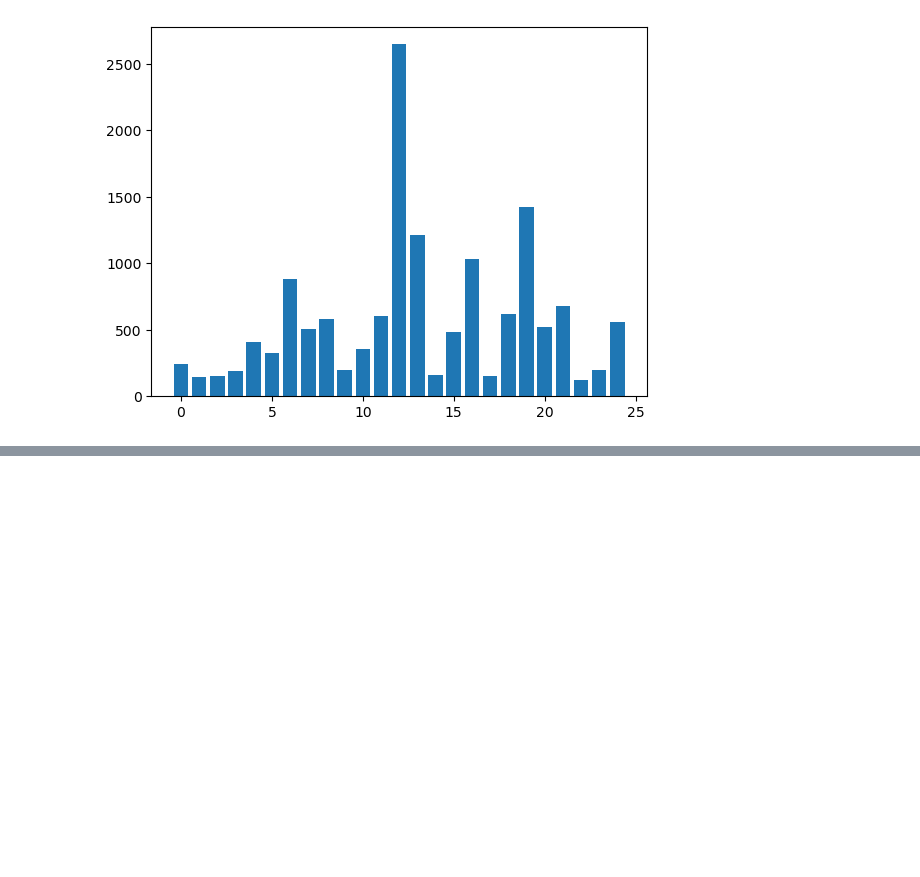
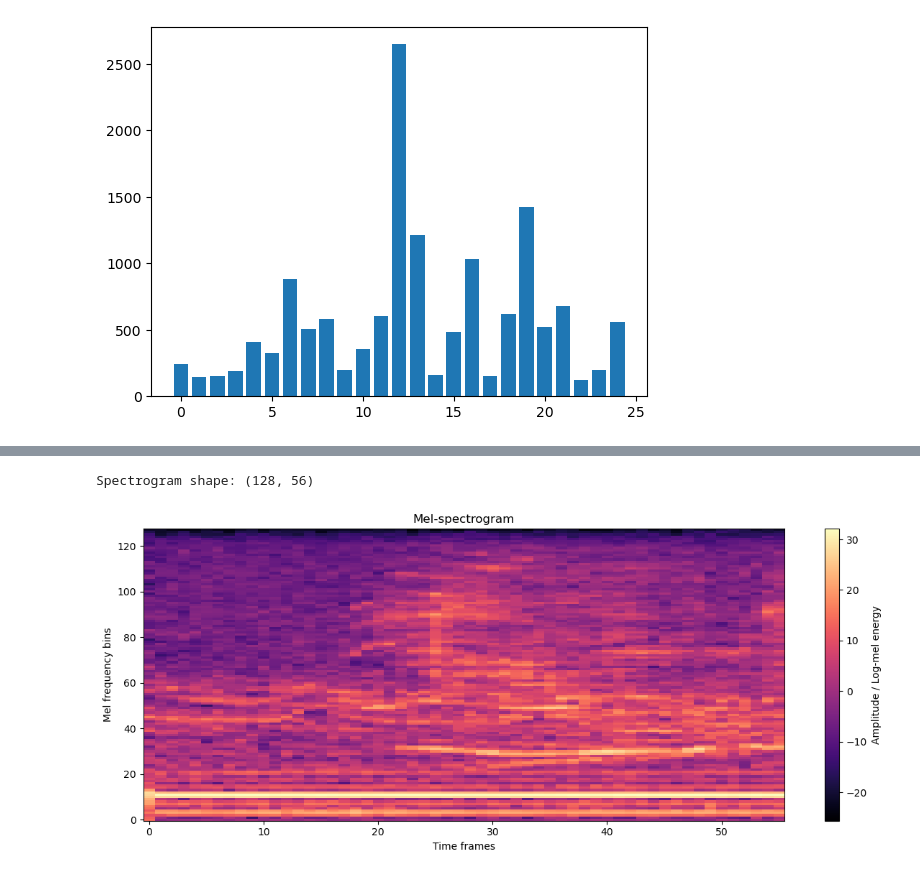
Before and after one commit to PratyakshRaj/Underwater_species_classification_using_acoustic_data_and_transformer_model_phase_2, a Jupyter notebook: transformerencoder_model_spec/check.ipynb, the cells around one changed output, grey strips where cells are left out. Drawn from its saved outputs; the diff is of its cells as text; code cells hidden in the pictures; blank space fills up the shorter version.

```diff
--- a/transformerencoder_model_spec/check.ipynb
+++ b/transformerencoder_model_spec/check.ipynb
@@ -94,0 +122,27 @@ plt.bar(train_dist.keys(),train_dist.values())
+# %%
+import numpy as np
+import matplotlib.pyplot as plt
+
+# path to saved mel-spectrogram .npy file
+spec_path = r"C:\MTP\new_model\features\spectrogram\bearded_seal\7801800E_mel.npy"
+
+# load spectrogram
+spec = np.load(spec_path)
+
+# if shape is (1, 128, T), remove channel dimension
+if spec.ndim == 3:
+    spec = spec.squeeze(0)
+
+print("Spectrogram shape:", spec.shape)
+
+plt.figure(figsize=(12, 5))
+plt.imshow(spec, aspect="auto", origin="lower", cmap="magma")
+plt.colorbar(label="Amplitude / Log-mel energy")
+plt.xlabel("Time frames")
+plt.ylabel("Mel frequency bins")
+plt.title("Mel-spectrogram")
+plt.tight_layout()
+plt.show()
+# %% [output]
+Spectrogram shape: (128, 56)
+[figure, added]
```
Also changed, not shown: parts of 6 cells of this notebook, 58 other files.
